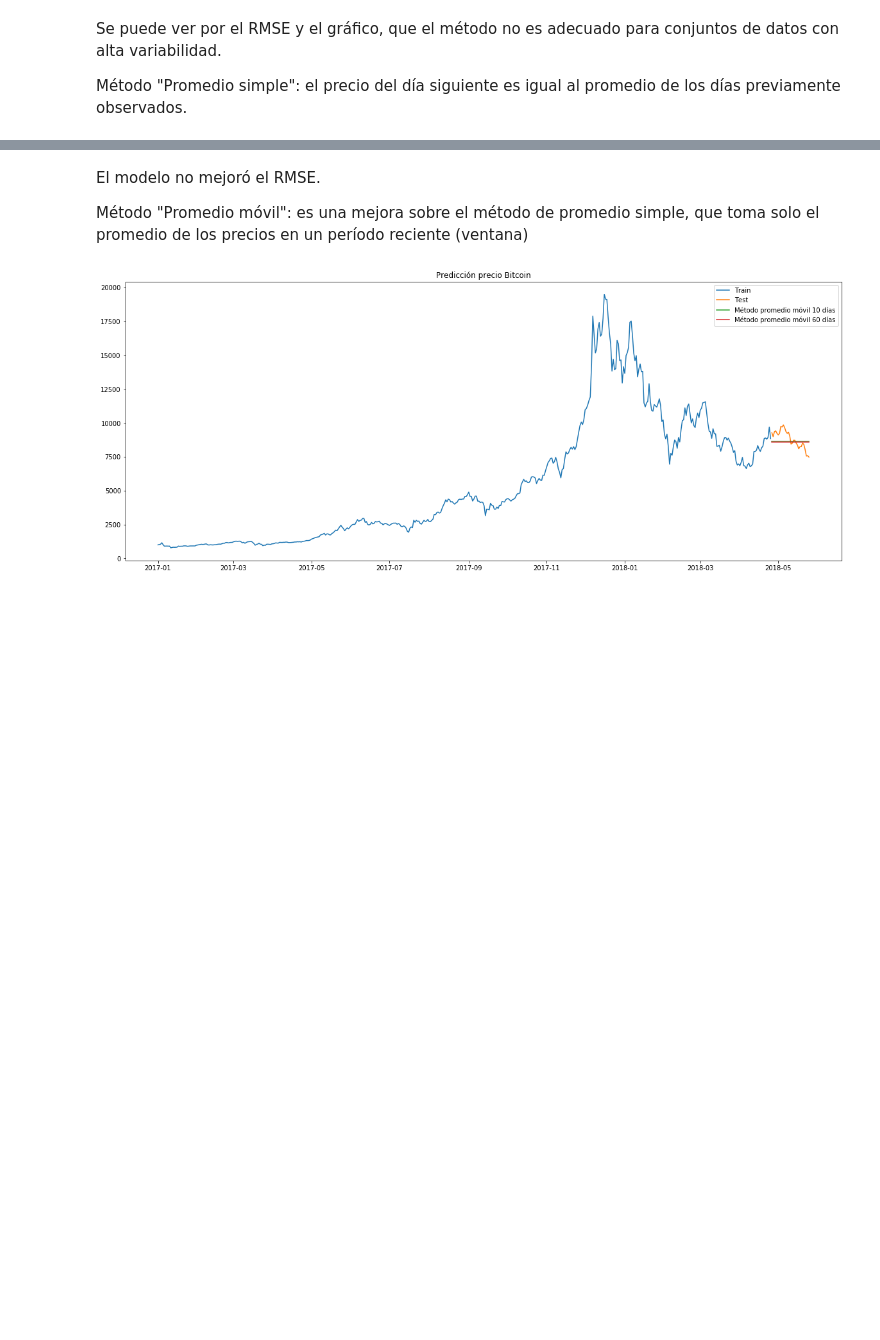
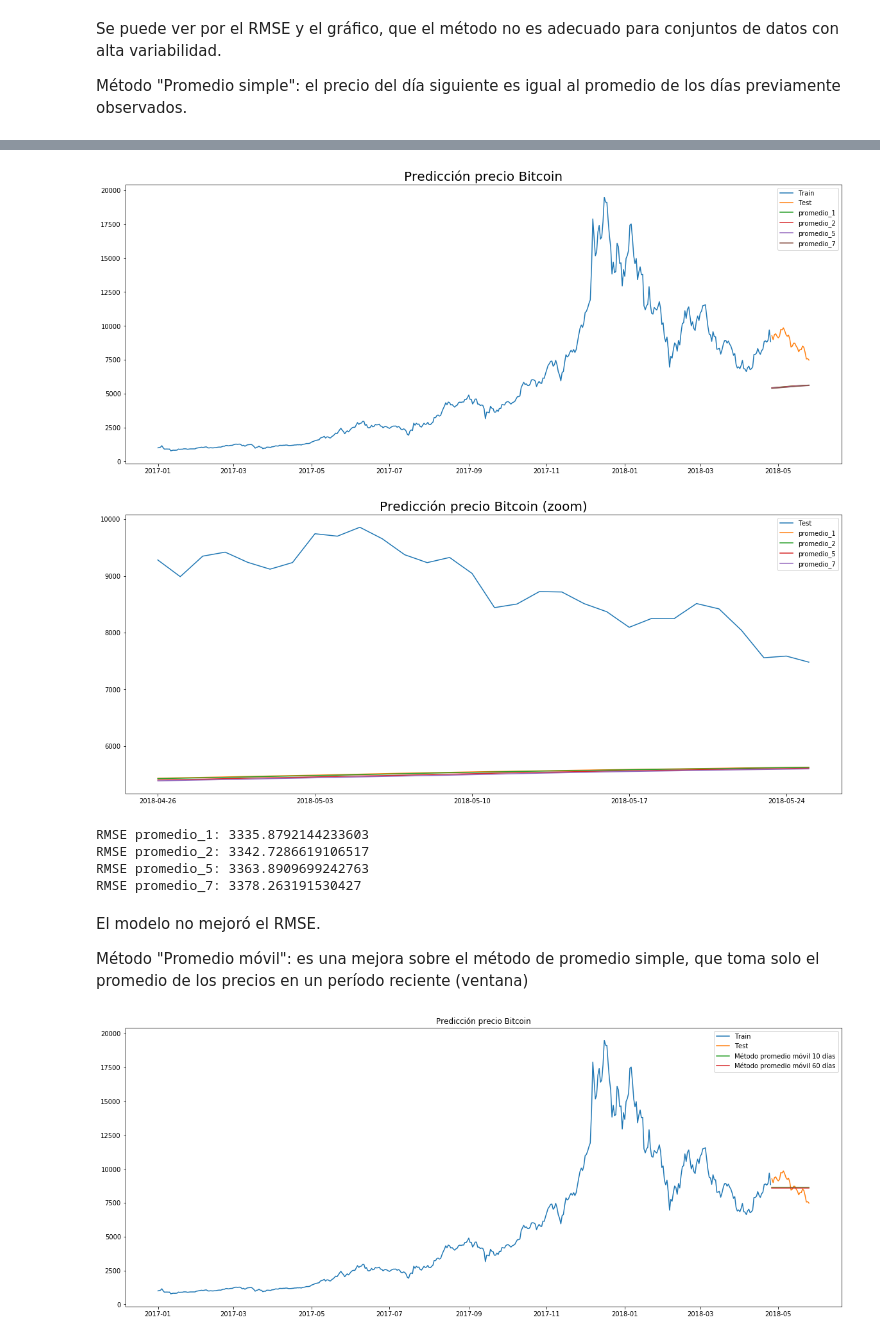
Before and after one commit to leandro-ercoli/proyectofinal, a Jupyter notebook: SimuladorBaselines.ipynb, the cells around one changed output, grey strips where cells are left out. Cells and saved outputs as stored; diff of their text form; code cells hidden in the pictures; blank space fills up the shorter version.

```diff
--- a/SimuladorBaselines.ipynb
+++ b/SimuladorBaselines.ipynb
@@ -83,3 +84,42 @@ RMSE:3431.106549948896
+# %%
+#Método
+y_promedio = test.copy()
+for f in dia_futuro:
+    y_promedio['promedio_' + str(f)] = np.nan
+    for i in range(0,test_size):
+        training = np.asarray(df[0:len(df)-test_size+i-f+1])
+        y_promedio['promedio_' + str(f)][i] = training.mean()
+
+#Graficar la serie completa
+plt.figure(figsize=(20,8))
+plt.plot(train.index, train['bitcoin'], label='Train')
+plt.plot(test.index, test['bitcoin'], label='Test')
+for i in range(1,len(y_promedio.columns)):
+    plt.plot(y_promedio.index, y_promedio[y_promedio.columns[i]], label=y_promedio.columns[i])
+plt.legend(loc='best')
+plt.title("Predicción precio Bitcoin",fontsize=20)
+plt.show()
+
+#Graficar solo la porción de test
+plt.figure(figsize=(20,8))
+plt.plot(test.index, test['bitcoin'], label='Test')
+for i in range(1,len(y_promedio.columns)):
+    plt.plot(y_promedio.index, y_promedio[y_promedio.columns[i]], label=y_promedio.columns[i])
+plt.legend(loc='best')
+plt.title("Predicción precio Bitcoin (zoom)",fontsize=20)
+plt.show()
+
+#Cálculo de error
+for i in range(1,len(y_promedio.columns)):
+    rms = sqrt(mean_squared_error(test.bitcoin, y_promedio[y_promedio.columns[i]]))
+    print("RMSE " + y_promedio.columns[i] + ": " + str(rms))
+# %% [output]
+[figure, added]
+[figure, added]
+RMSE promedio_1: 3335.8792144233603
+RMSE promedio_2: 3342.7286619106517
+RMSE promedio_5: 3363.8909699242763
+RMSE promedio_7: 3378.263191530427
 # %% [markdown]
 El modelo no mejoró el RMSE.
 
```
Also changed, not shown: parts of 3 cells of this notebook.
